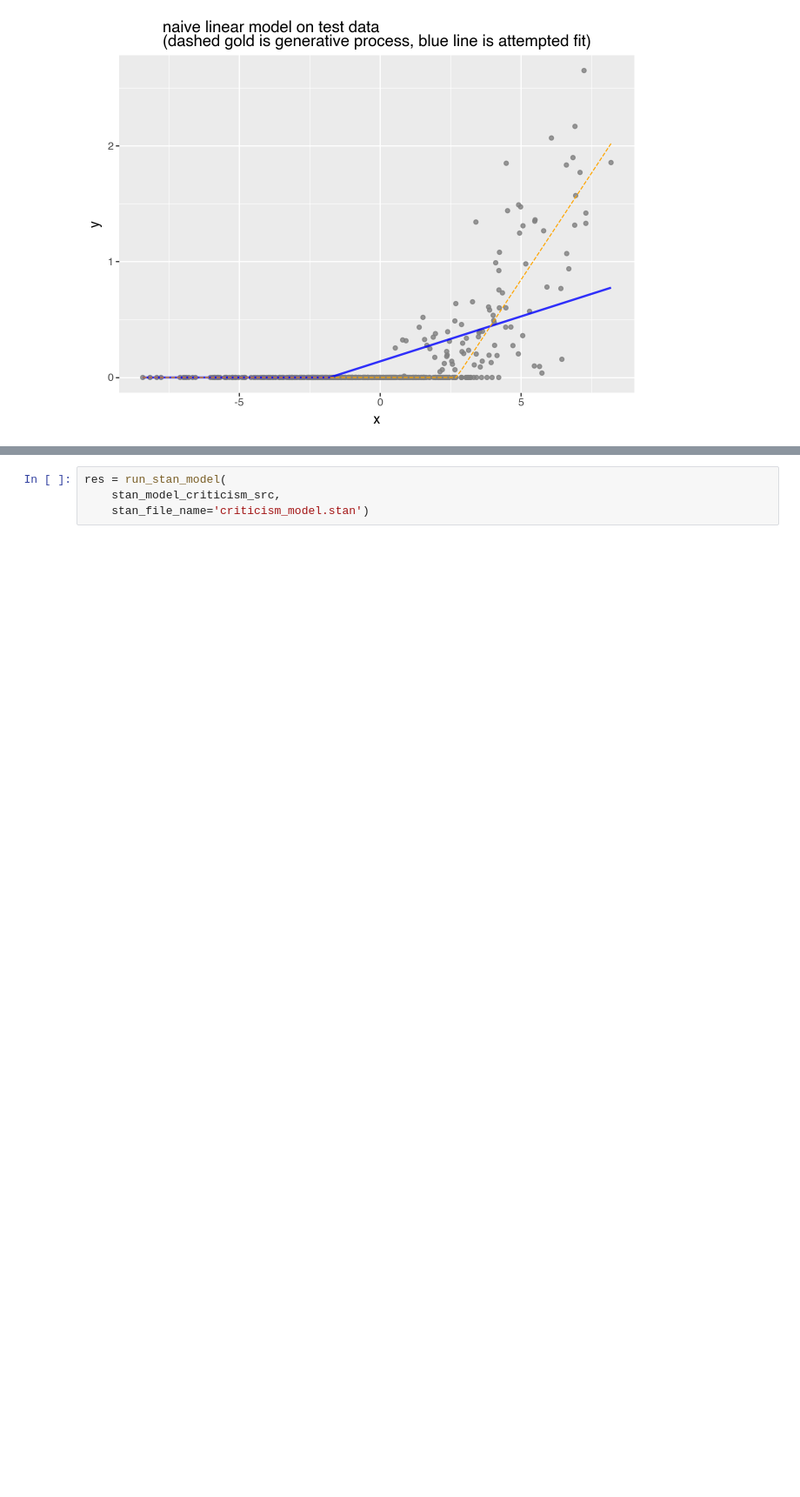
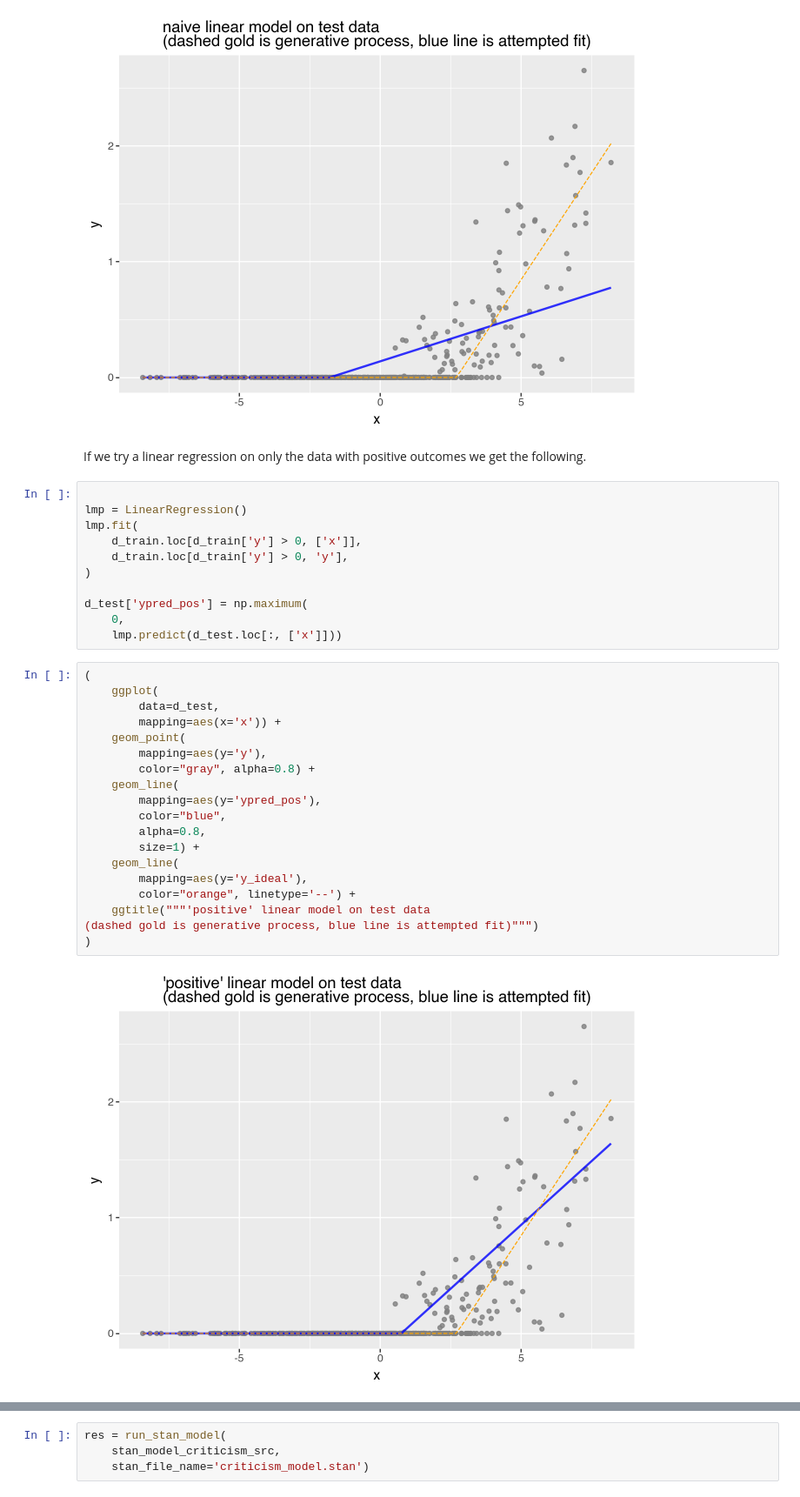
Before and after one commit to WinVector/Examples, a Jupyter notebook: linear_regression_w_zeros/tobit.ipynb, the cells around one changed output, grey strips where cells are left out. Shown at 87% size. Saved outputs shown, nothing was run; the diff lists cells and outputs as text; blank space fills up the shorter version.

```diff
--- a/linear_regression_w_zeros/tobit.ipynb
+++ b/linear_regression_w_zeros/tobit.ipynb
@@ -98,3 +111,37 @@ d_test['ypred0'] = np.maximum(
 )
 # %% [output]
 [figure]
+# %% [markdown]
+If we try a linear regression on only the data with positive outcomes we get the following.
+# %%
+
+lmp = LinearRegression()
+lmp.fit(
+    d_train.loc[d_train['y'] > 0, ['x']],
+    d_train.loc[d_train['y'] > 0, 'y'],
+)
+
+d_test['ypred_pos'] = np.maximum(
+    0,
+    lmp.predict(d_test.loc[:, ['x']]))
+# %%
+(
+    ggplot(
+        data=d_test,
+        mapping=aes(x='x')) +
+    geom_point(
+        mapping=aes(y='y'),
+        color="gray", alpha=0.8) +
+    geom_line(
+        mapping=aes(y='ypred_pos'),
+        color="blue",
+        alpha=0.8,
+        size=1) +
+    geom_line(
+        mapping=aes(y='y_ideal'),
+        color="orange", linetype='--') +
+    ggtitle("""'positive' linear model on test data
+(dashed gold is generative process, blue line is attempted fit)""")
+)
+# %% [output]
+[figure, added]
```
Also changed, not shown: parts of 18 cells of this notebook.
